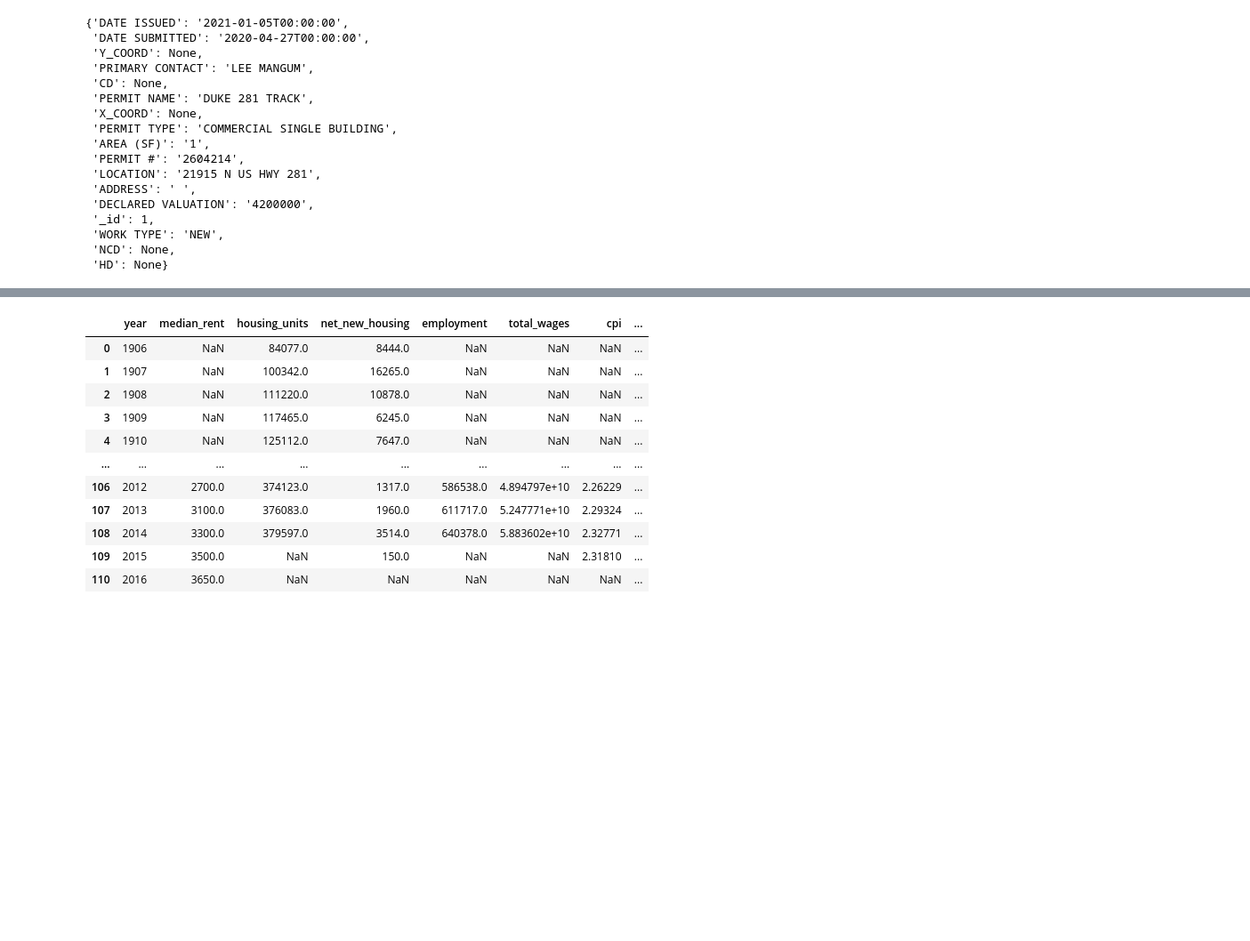
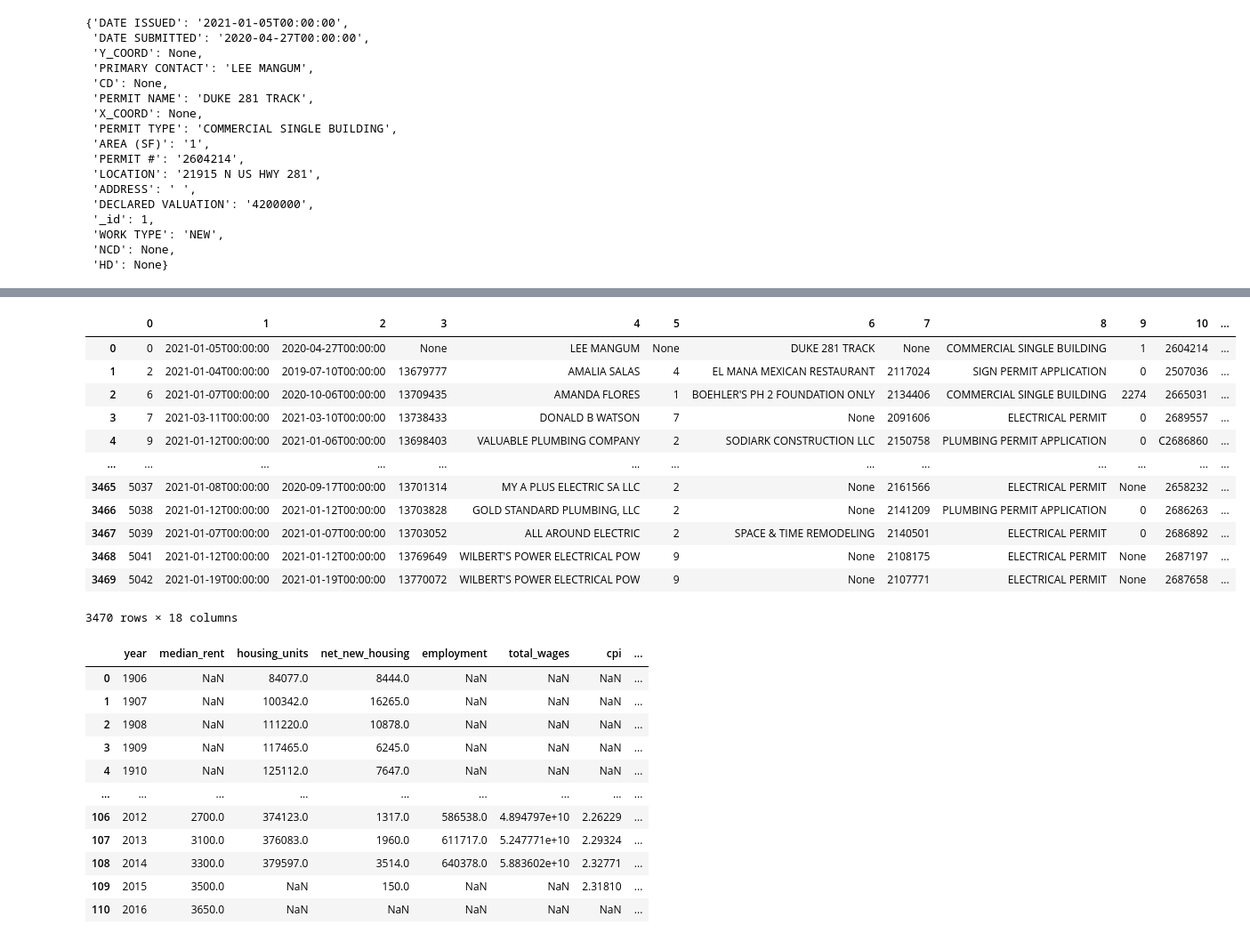
Before and after one commit to randallb15/City-Data, a Jupyter notebook: Testing.ipynb, the cells around one changed output, grey strips where cells are left out. Shown: that part at 89% size. Cells and saved outputs as stored; diff of their text form; code cells hidden in the pictures; blank space fills up the shorter version.

```diff
--- a/Testing.ipynb
+++ b/Testing.ipynb
@@ -69,3 +90,19 @@ len(get_new())
+# %%
+pd.DataFrame(get_new())
+# %% [output]
+|  | 0 | 1 | 2 | 3 | 4 | 5 | 6 | 7 | 8 | 9 | 10 | ... |
+| 0 | 0 | 2021-01-05T00:00:00 | 2020-04-27T00:00:00 | None | LEE MANGUM | None | DUKE 281 TRACK | None | COMMERCIAL SINGLE BUILDING | 1 | 2604214 | ... |
+| 1 | 2 | 2021-01-04T00:00:00 | 2019-07-10T00:00:00 | 13679777 | AMALIA SALAS | 4 | EL MANA MEXICAN RESTAURANT | 2117024 | SIGN PERMIT APPLICATION | 0 | 2507036 | ... |
+| 2 | 6 | 2021-01-07T00:00:00 | 2020-10-06T00:00:00 | 13709435 | AMANDA FLORES | 1 | BOEHLER'S PH 2 FOUNDATION ONLY | 2134406 | COMMERCIAL SINGLE BUILDING | 2274 | 2665031 | ... |
+| 3 | 7 | 2021-03-11T00:00:00 | 2021-03-10T00:00:00 | 13738433 | DONALD B WATSON | 7 | None | 2091606 | ELECTRICAL PERMIT | 0 | 2689557 | ... |
+| 4 | 9 | 2021-01-12T00:00:00 | 2021-01-06T00:00:00 | 13698403 | VALUABLE PLUMBING COMPANY | 2 | SODIARK CONSTRUCTION LLC | 2150758 | PLUMBING PERMIT APPLICATION | 0 | C2686860 | ... |
+| ... | ... | ... | ... | ... | ... | ... | ... | ... | ... | ... | ... | ... |
+| 3465 | 5037 | 2021-01-08T00:00:00 | 2020-09-17T00:00:00 | 13701314 | MY A PLUS ELECTRIC SA LLC | 2 | None | 2161566 | ELECTRICAL PERMIT | None | 2658232 | ... |
+| 3466 | 5038 | 2021-01-12T00:00:00 | 2021-01-12T00:00:00 | 13703828 | GOLD STANDARD PLUMBING, LLC | 2 | None | 2141209 | PLUMBING PERMIT APPLICATION | 0 | 2686263 | ... |
+| 3467 | 5039 | 2021-01-07T00:00:00 | 2021-01-07T00:00:00 | 13703052 | ALL AROUND ELECTRIC | 2 | SPACE & TIME REMODELING | 2140501 | ELECTRICAL PERMIT | 0 | 2686892 | ... |
+| 3468 | 5041 | 2021-01-12T00:00:00 | 2021-01-12T00:00:00 | 13769649 | WILBERT'S POWER ELECTRICAL POW | 9 | None | 2108175 | ELECTRICAL PERMIT | None | 2687197 | ... |
+| 3469 | 5042 | 2021-01-19T00:00:00 | 2021-01-19T00:00:00 | 13770072 | WILBERT'S POWER ELECTRICAL POW | 9 | None | 2107771 | ELECTRICAL PERMIT | None | 2687658 | ... |
+3470 rows × 18 columns
 # %%
 id_tuple = tuple(records)
 
```
Also changed, not shown: parts of 6 cells of this notebook.
